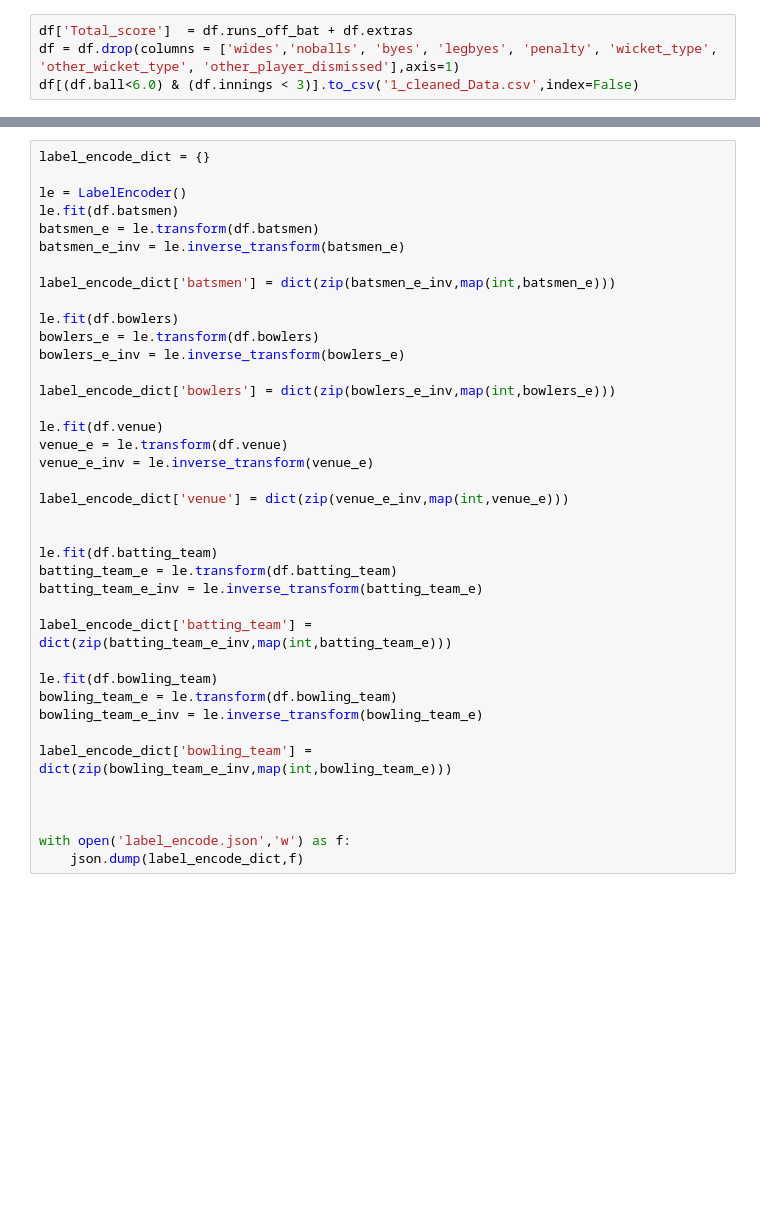
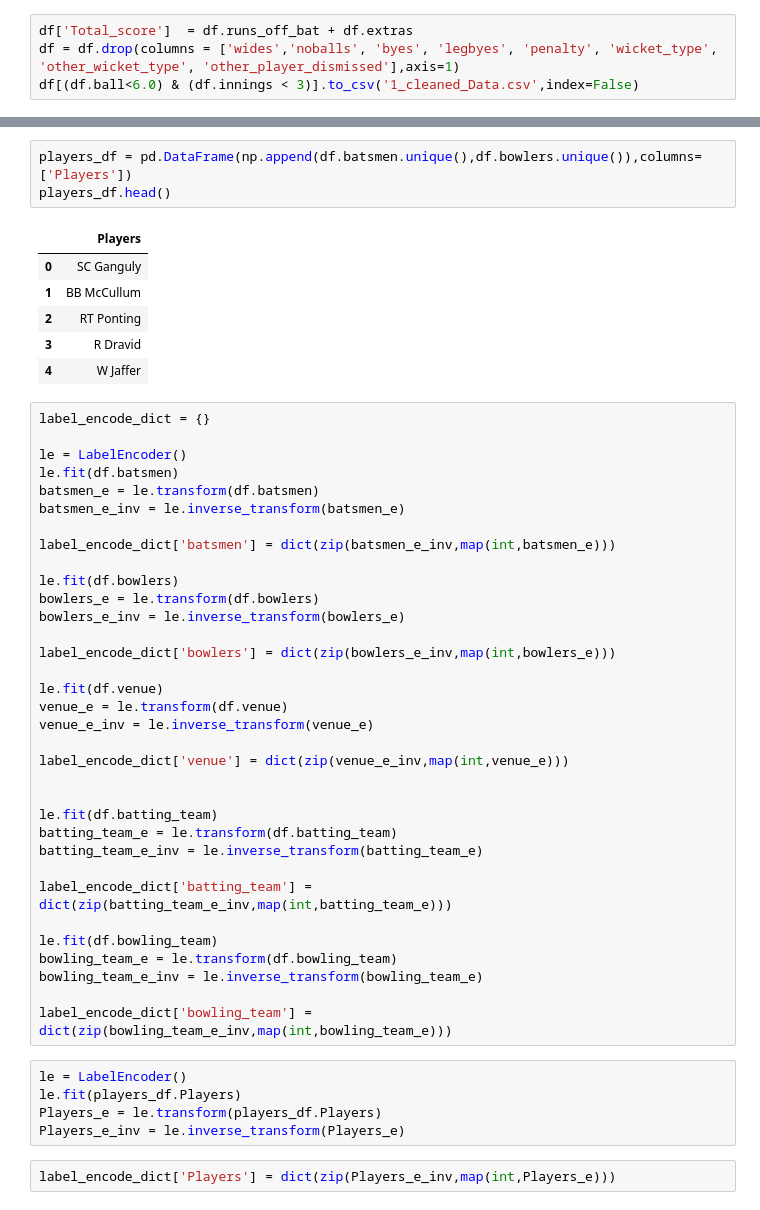
Before and after one commit to k0k00/Predict_in_first6_overs, a Jupyter notebook: scripts/1_cleanup_Data.ipynb, the cells around one changed output, grey strips where cells are left out. Saved outputs shown, nothing was run; the diff lists cells and outputs as text; blank space fills up the shorter version.

```diff
--- a/scripts/1_cleanup_Data.ipynb
+++ b/scripts/1_cleanup_Data.ipynb
@@ -227,3 +234,13 @@ df.shape
+# %%
+players_df = pd.DataFrame(np.append(df.batsmen.unique(),df.bowlers.unique()),columns=['Players'])
+players_df.head()
+# %% [output]
+|  | Players |
+| 0 | SC Ganguly |
+| 1 | BB McCullum |
+| 2 | RT Ponting |
+| 3 | R Dravid |
+| 4 | W Jaffer |
 # %%
 label_encode_dict = {}
 
@@ -258,8 +275,10 @@ bowling_team_e = le.transform(df.bowling_team)
 bowling_team_e_inv = le.inverse_transform(bowling_team_e)
 
 label_encode_dict['bowling_team'] = dict(zip(bowling_team_e_inv,map(int,bowling_team_e)))
-
-
-
-with open('label_encode.json','w') as f:
-    json.dump(label_encode_dict,f)
+# %%
+le = LabelEncoder()
+le.fit(players_df.Players)
+Players_e = le.transform(players_df.Players)
+Players_e_inv = le.inverse_transform(Players_e)
+# %%
+label_encode_dict['Players'] = dict(zip(Players_e_inv,map(int,Players_e)))
```
Also changed, not shown: parts of 13 cells of this notebook, 13 other files.
